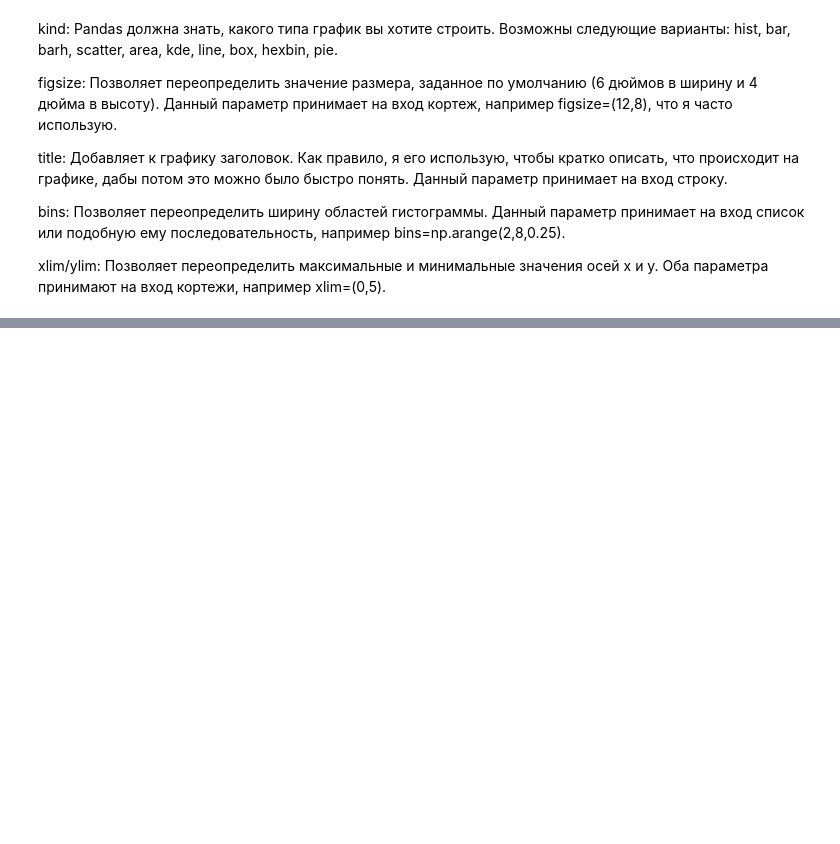
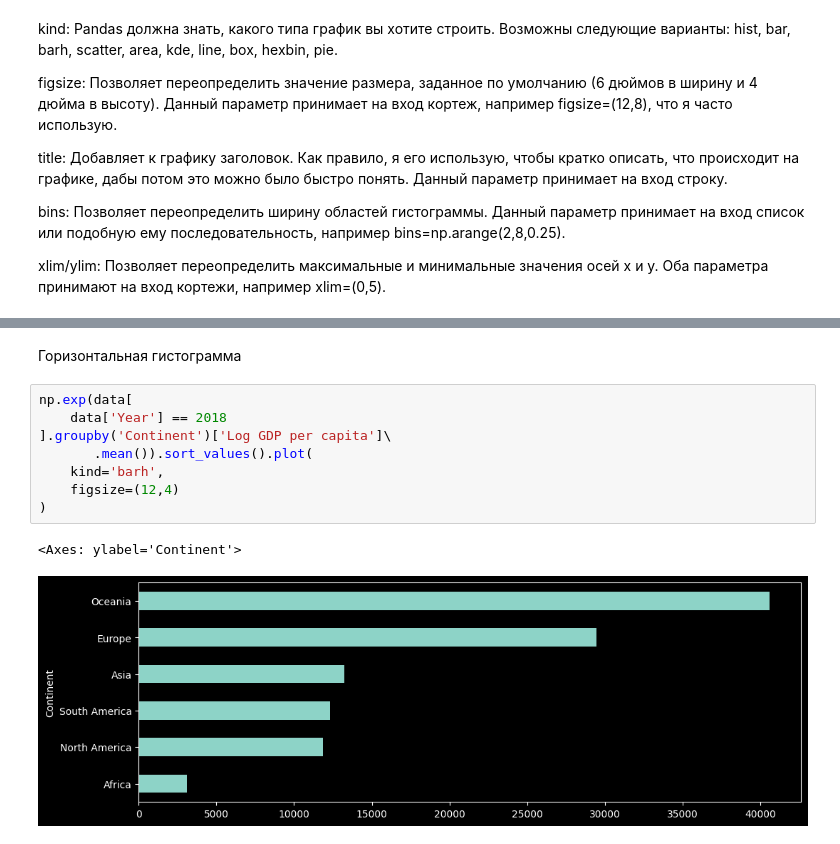
Before and after one commit to Vitalyastiy/cheat-python, a Jupyter notebook: viz/Пандас-графики.ipynb, the cells around one changed output, grey strips where cells are left out. Cells and saved outputs as stored; diff of their text form; blank space fills up the shorter version.

```diff
--- a/viz/Пандас-графики.ipynb
+++ b/viz/Пандас-графики.ipynb
@@ -37,0 +75,13 @@ xlim/ylim: Позволяет переопределить максимальн
+# %% [markdown]
+Горизонтальная гистограмма
+# %%
+np.exp(data[
+    data['Year'] == 2018
+].groupby('Continent')['Log GDP per capita']\
+       .mean()).sort_values().plot(
+    kind='barh',
+    figsize=(12,4)
+)
+# %% [output]
+<Axes: ylabel='Continent'>
+[figure, added]
```
Also changed, not shown: parts of 17 cells of this notebook.
